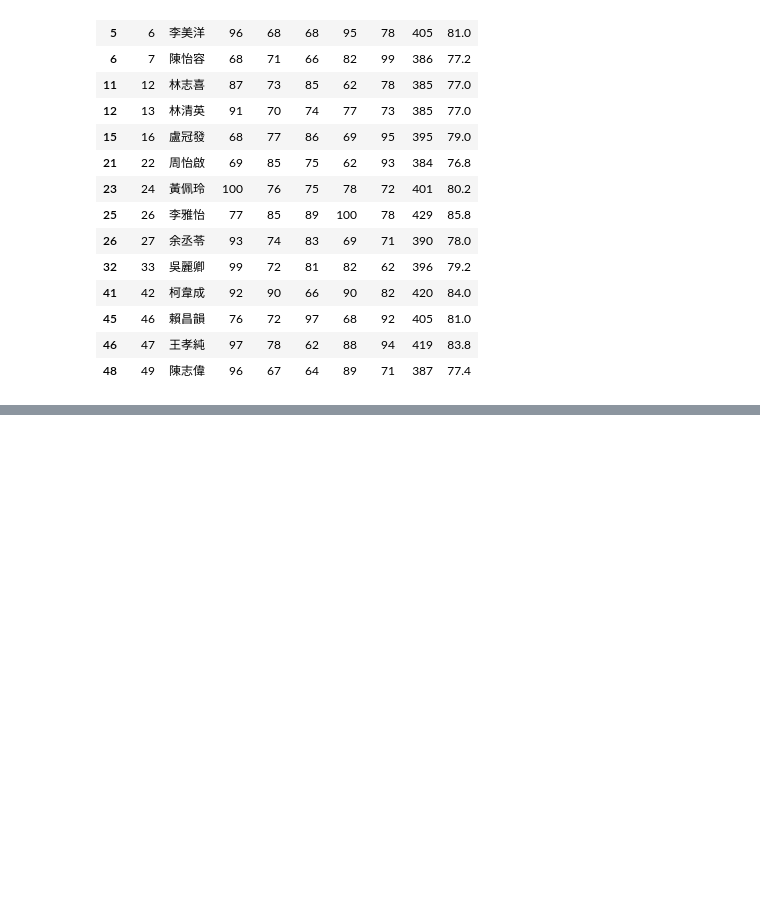
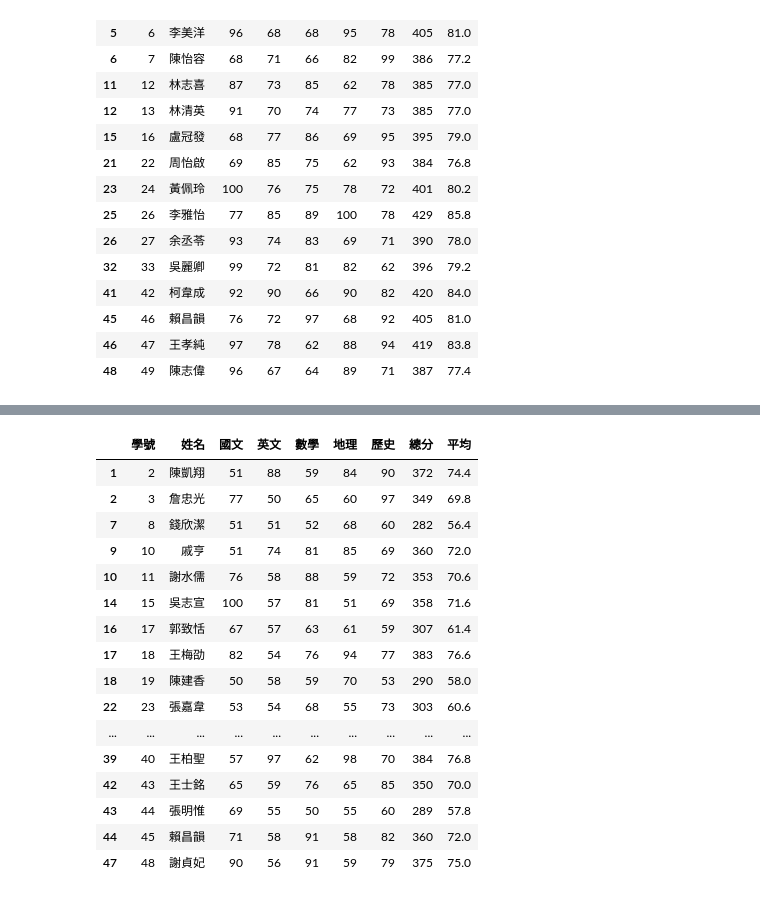
Before and after one commit to roberthsu2003/__2023_07_25__, a Jupyter notebook: lesson17_6.ipynb, the cells around one changed output, grey strips where cells are left out. Drawn from its saved outputs; the diff is of its cells as text; code cells hidden in the pictures; blank space fills up the shorter version.

```diff
--- a/lesson17_6.ipynb
+++ b/lesson17_6.ipynb
@@ -71,0 +86,21 @@ df[(df['國文'] >= 60) & (df['英文'] >= 60) & (df['數學'] >= 60) & (df['地
+# %%
+#國文不及格 或 英文不及格
+df[(df['國文'] < 60) | (df['英文'] < 60)]
+# %% [output]
+|  | 學號 | 姓名 | 國文 | 英文 | 數學 | 地理 | 歷史 | 總分 | 平均 |
+| 1 | 2 | 陳凱翔 | 51 | 88 | 59 | 84 | 90 | 372 | 74.4 |
+| 2 | 3 | 詹忠光 | 77 | 50 | 65 | 60 | 97 | 349 | 69.8 |
+| 7 | 8 | 錢欣潔 | 51 | 51 | 52 | 68 | 60 | 282 | 56.4 |
+| 9 | 10 | 戚亨 | 51 | 74 | 81 | 85 | 69 | 360 | 72.0 |
+| 10 | 11 | 謝水儒 | 76 | 58 | 88 | 59 | 72 | 353 | 70.6 |
+| 14 | 15 | 吳志宣 | 100 | 57 | 81 | 51 | 69 | 358 | 71.6 |
+| 16 | 17 | 郭致恬 | 67 | 57 | 63 | 61 | 59 | 307 | 61.4 |
+| 17 | 18 | 王梅劭 | 82 | 54 | 76 | 94 | 77 | 383 | 76.6 |
+| 18 | 19 | 陳建香 | 50 | 58 | 59 | 70 | 53 | 290 | 58.0 |
+| 22 | 23 | 張嘉韋 | 53 | 54 | 68 | 55 | 73 | 303 | 60.6 |
+| ... | ... | ... | ... | ... | ... | ... | ... | ... | ... |
+| 39 | 40 | 王柏聖 | 57 | 97 | 62 | 98 | 70 | 384 | 76.8 |
+| 42 | 43 | 王士銘 | 65 | 59 | 76 | 65 | 85 | 350 | 70.0 |
+| 43 | 44 | 張明惟 | 69 | 55 | 50 | 55 | 60 | 289 | 57.8 |
+| 44 | 45 | 賴昌韻 | 71 | 58 | 91 | 58 | 82 | 360 | 72.0 |
+| 47 | 48 | 謝貞妃 | 90 | 56 | 91 | 59 | 79 | 375 | 75.0 |
```
Also changed, not shown: parts of 1 cell of this notebook.
